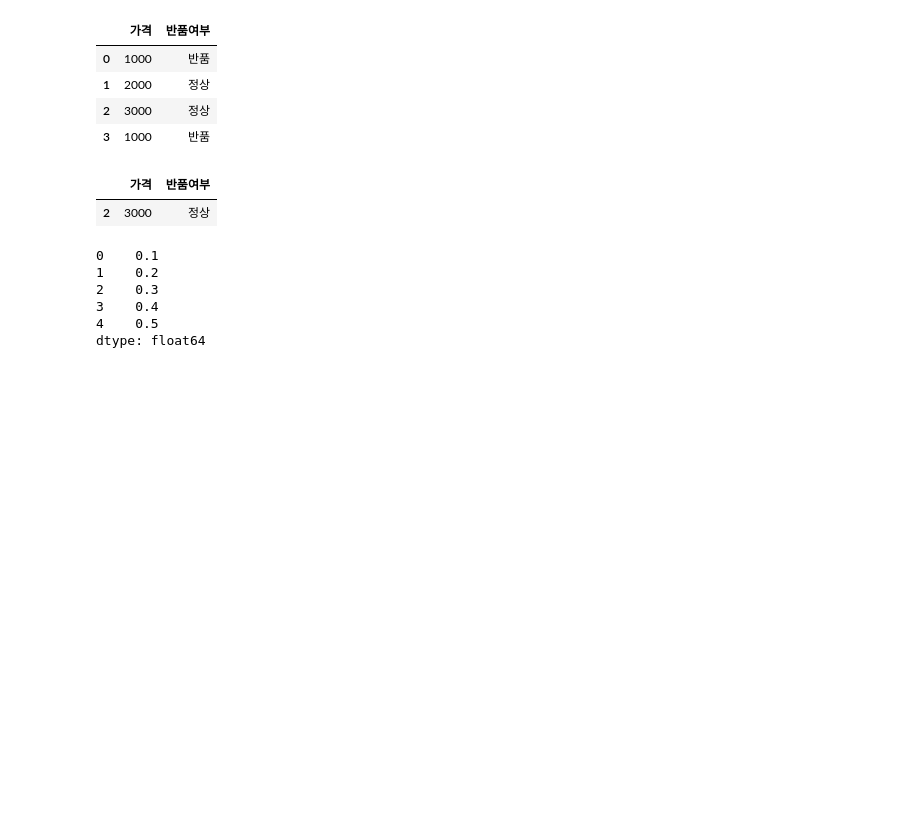
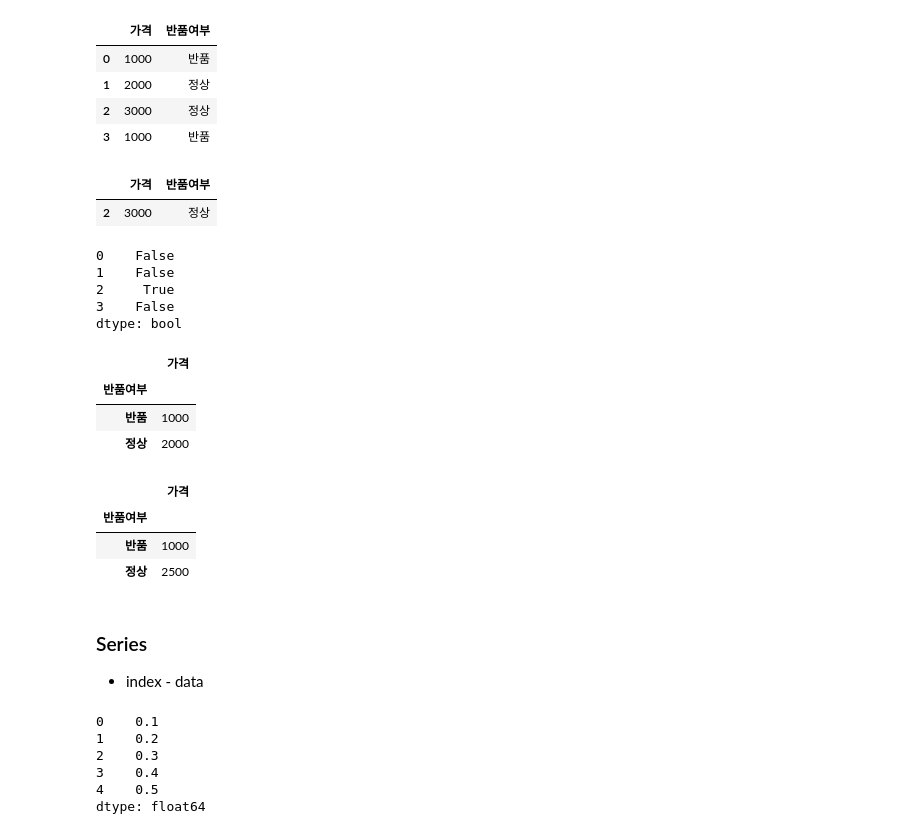
Before and after one commit to araya1203/study_data_analytics, a Jupyter notebook: codes/pandass/begginners.ipynb, the cells around one changed output. Drawn from its saved outputs; the diff is of its cells as text; code cells hidden in the pictures; blank space fills up the shorter version.

```diff
--- a/codes/pandass/begginners.ipynb
+++ b/codes/pandass/begginners.ipynb
@@ -81,3 +78,33 @@ df_salesdays_dropcol.loc[condition]
+# %%
+# (df_salesdays_dropcol['가격'] >= 2500) | (df_salesdays_dropcol['가격'] >= 1000)
+(df_salesdays_dropcol['반품여부'] == '정상') & (df_salesdays_dropcol['가격'] >= 2500)
+# %% [output]
+0    False
+1    False
+2     True
+3    False
+dtype: bool
+# %%
+## 요약
+# df_salesdays_dropcol.pivot_table(index='반품여부', values ='가격')
+# pd.pivot_table(data=df_salesdays_dropcol, index='반품여부', values ='가격')
+import numpy as np
+df_salesdays_dropcol.pivot_table(index='반품여부', values ='가격', aggfunc=np.min)
+# %% [output]
+|  | 가격 |
+| 반품여부 |  |
+| 반품 | 1000 |
+| 정상 | 2000 |
+# %%
+pd.pivot_table(data=df_salesdays_dropcol, index='반품여부', values ='가격')
+# %% [output]
+|  | 가격 |
+| 반품여부 |  |
+| 반품 | 1000 |
+| 정상 | 2500 |
+# %% [markdown]
+### Series
+- index - data
 # %%
 single_data = [0.1,0.2,0.3,0.4,0.5]
 series_floats = pd.Series(data=single_data)
```
Also changed, not shown: parts of 8 cells of this notebook, 1 other file.
